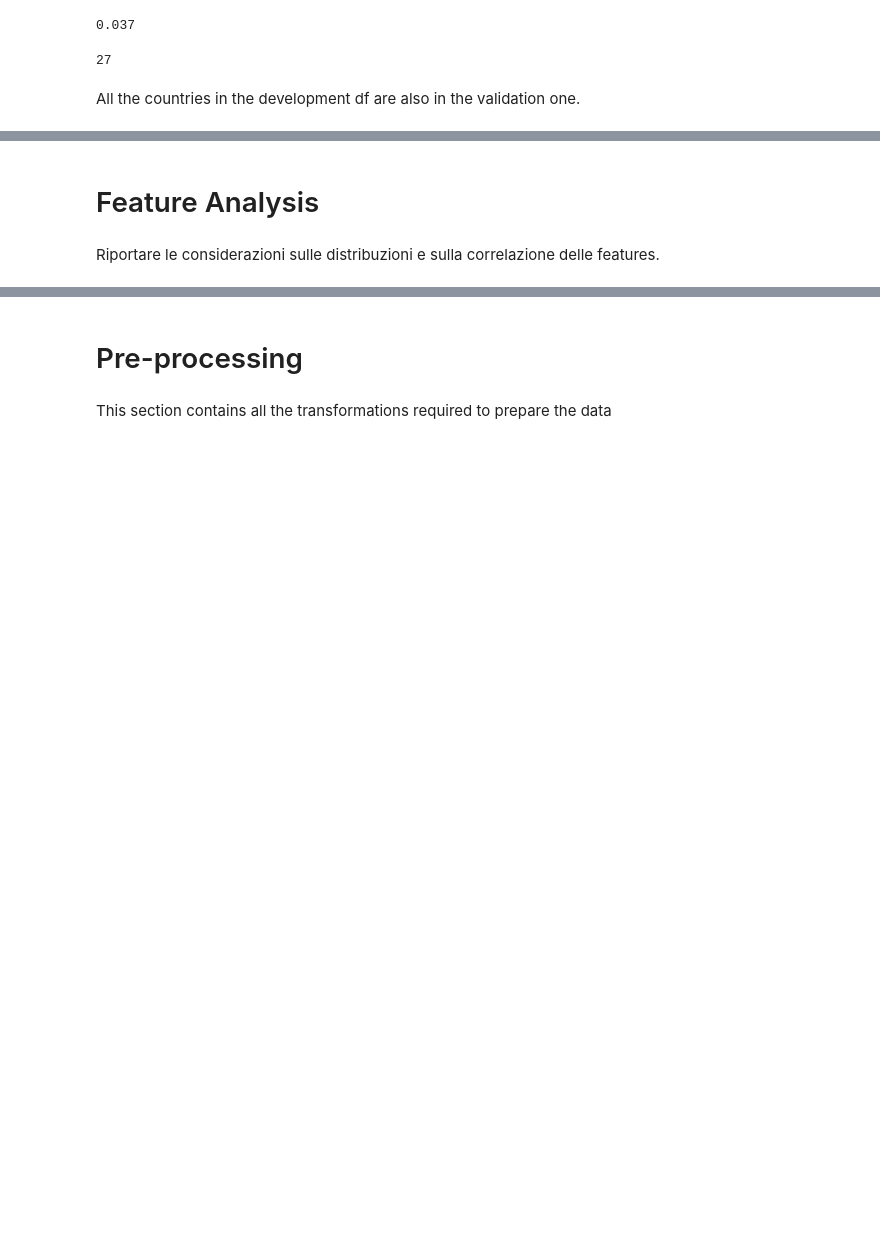
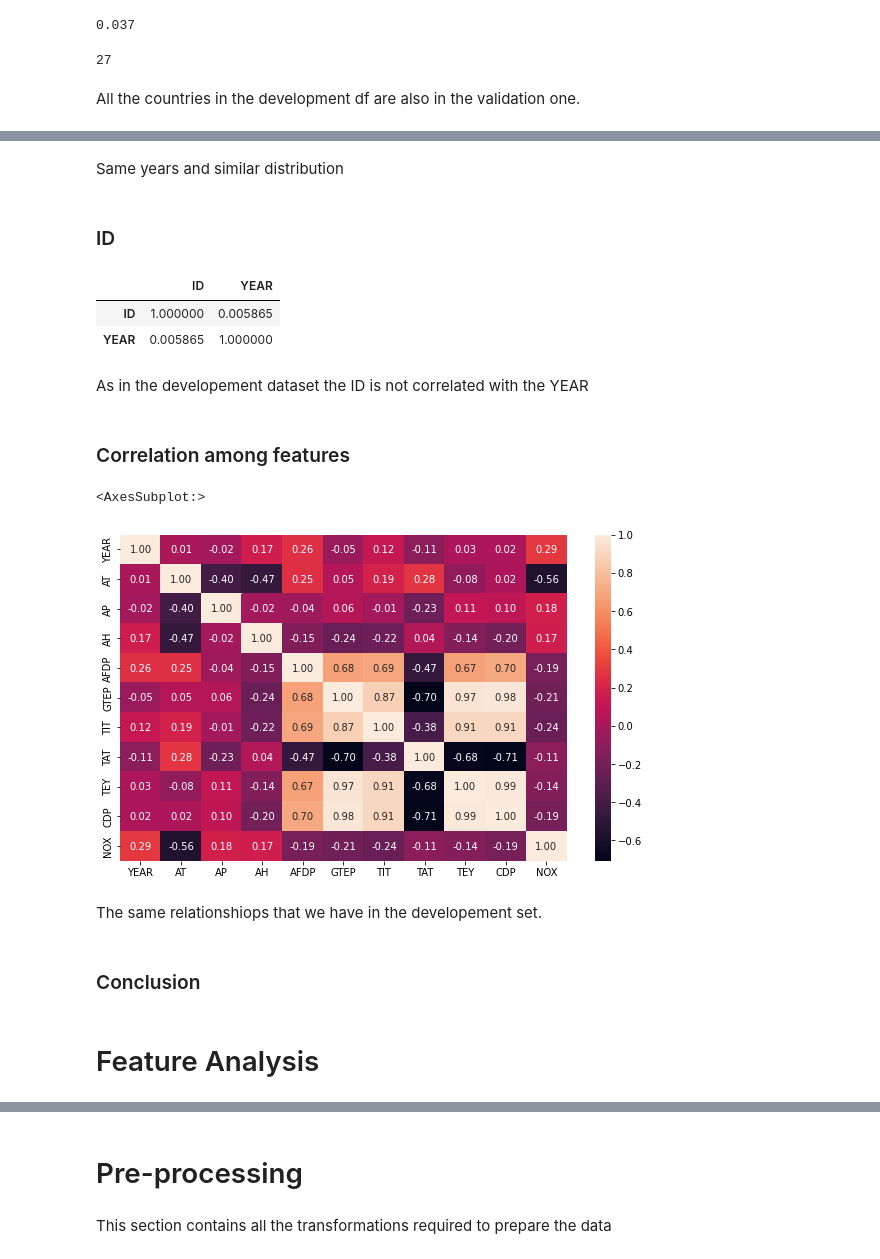
Before and after one commit to EdoardoMarchetti/Development-of-PEMS-for-gas-turbine-CO-emission-analysis, a Jupyter notebook: Main.ipynb, the cells around one changed output, grey strips where cells are left out. Saved outputs shown, nothing was run; the diff lists cells and outputs as text; code cells hidden in the pictures; blank space fills up the shorter version.

```diff
--- a/Main.ipynb
+++ b/Main.ipynb
@@ -235,0 +256,23 @@ All the countries in the development df are also in the validation one.
+# %% [markdown]
+Same years and similar distribution
+# %% [markdown]
+### ID
+# %%
+eval_df.reset_index()[['ID','YEAR']].corr()
+# %% [output]
+|  | ID | YEAR |
+| ID | 1.000000 | 0.005865 |
+| YEAR | 0.005865 | 1.000000 |
+# %% [markdown]
+As in the developement dataset the ID is not correlated with the YEAR
+# %% [markdown]
+### Correlation among features
+# %%
+sns.heatmap(eval_df.corr(), annot = True, fmt = '.2f')
+# %% [output]
+<AxesSubplot:>
+[figure, added]
+# %% [markdown]
+The same relationshiops that we have in the developement set.
+# %% [markdown]
+### Conclusion
@@ -236,4 +281,2 @@ All the countries in the development df are also in the validation one.
 # %% [markdown]
 # Feature Analysis
-# %% [markdown]
-Riportare le considerazioni sulle distribuzioni e sulla correlazione delle features.
```
Also changed, not shown: parts of 26 cells of this notebook, 2 other files.
